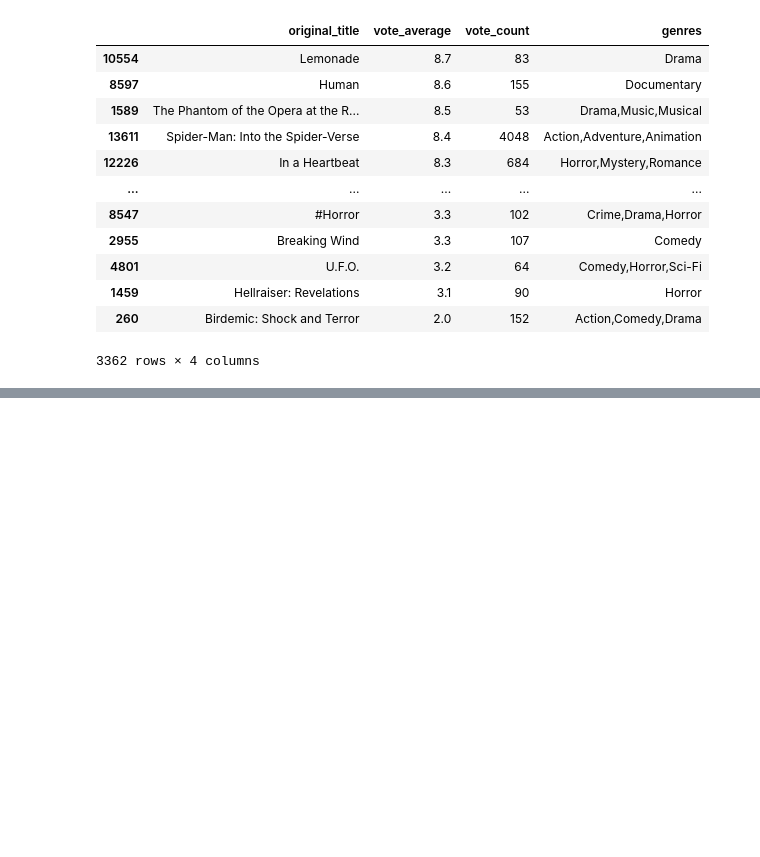
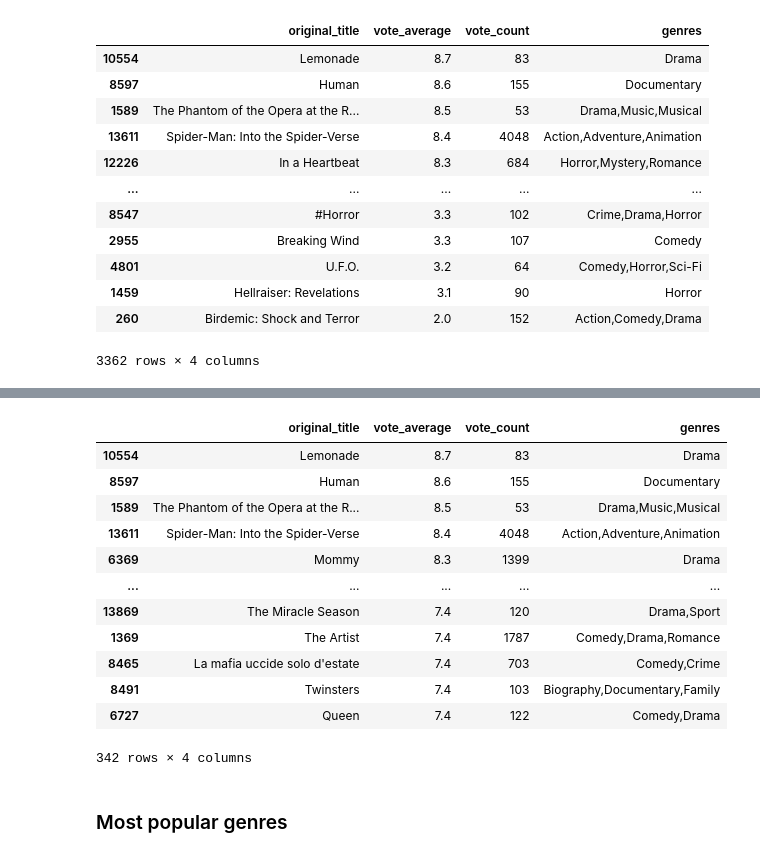
Before and after one commit to Collin9726/box-office-films-analysis, a Jupyter notebook: index.ipynb, the cells around one changed output, grey strips where cells are left out. Saved outputs shown, nothing was run; the diff lists cells and outputs as text; code cells hidden in the pictures; blank space fills up the shorter version.

```diff
--- a/index.ipynb
+++ b/index.ipynb
@@ -519,0 +551,21 @@ tmdb_top_25_percent_watched_df
+# %%
+tmdb_most_popular_df = (
+    tmdb_top_25_percent_watched_df.query("vote_average >= 7.4").sort_values(
+        by="vote_average", ascending=False))
+tmdb_most_popular_df
+# %% [output]
+|  | original_title | vote_average | vote_count | genres |
+| 10554 | Lemonade | 8.7 | 83 | Drama |
+| 8597 | Human | 8.6 | 155 | Documentary |
+| 1589 | The Phantom of the Opera at the R... | 8.5 | 53 | Drama,Music,Musical |
+| 13611 | Spider-Man: Into the Spider-Verse | 8.4 | 4048 | Action,Adventure,Animation |
+| 6369 | Mommy | 8.3 | 1399 | Drama |
+| ... | ... | ... | ... | ... |
+| 13869 | The Miracle Season | 7.4 | 120 | Drama,Sport |
+| 1369 | The Artist | 7.4 | 1787 | Comedy,Drama,Romance |
+| 8465 | La mafia uccide solo d'estate | 7.4 | 703 | Comedy,Crime |
+| 8491 | Twinsters | 7.4 | 103 | Biography,Documentary,Family |
+| 6727 | Queen | 7.4 | 122 | Comedy,Drama |
+342 rows × 4 columns
+# %% [markdown]
+### Most popular genres
```
Also changed, not shown: parts of 4 cells of this notebook.
